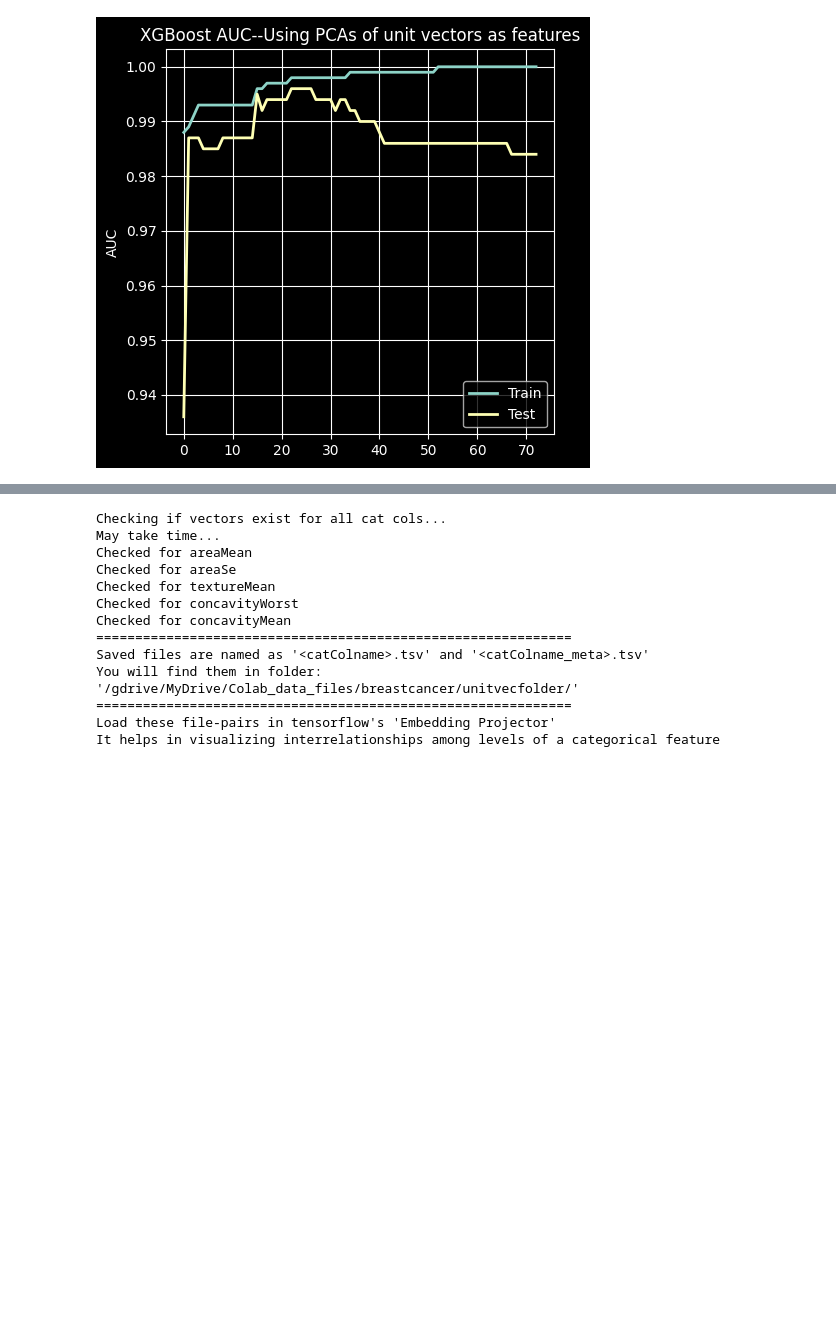
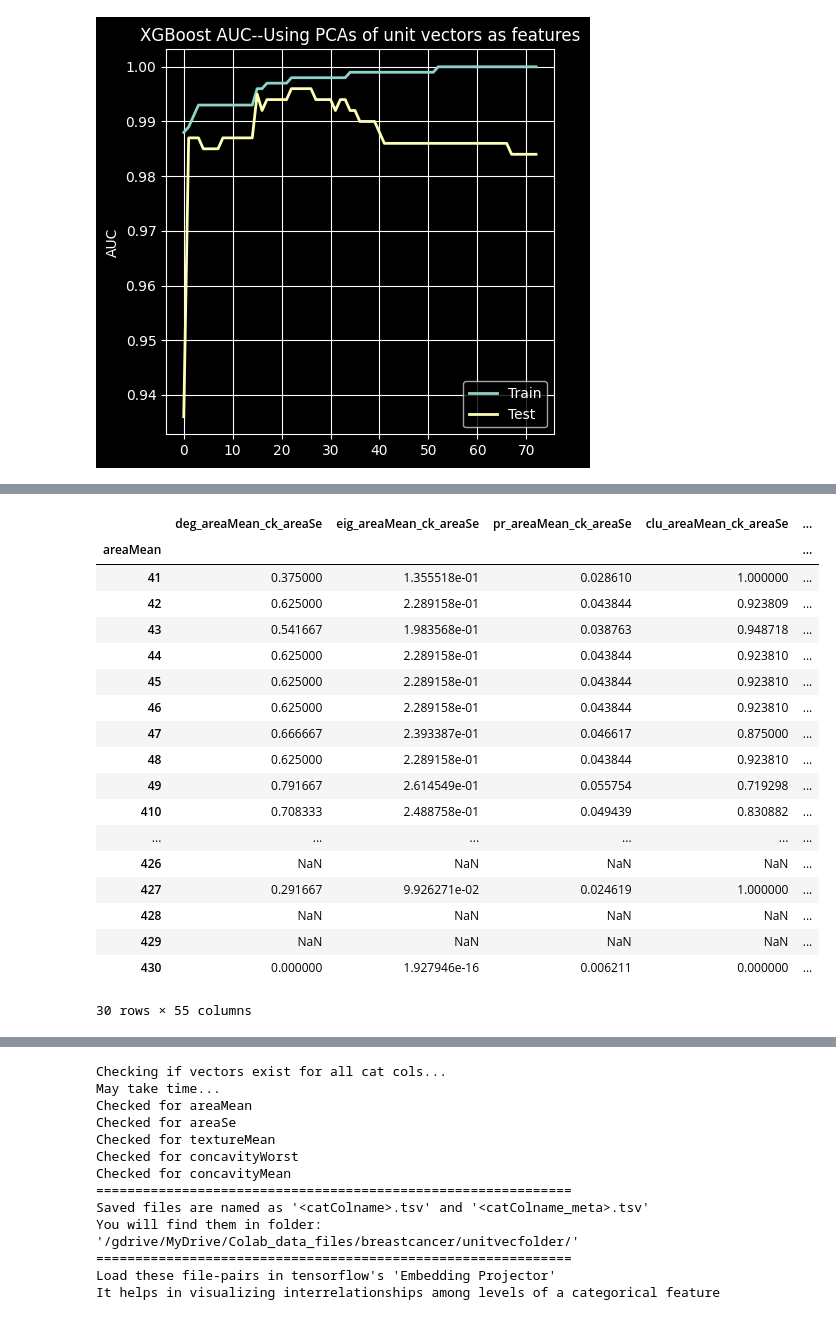
Before and after one commit to harnalashok/CatEncodersFamily, a Jupyter notebook: breastcancer_pca_xgb.ipynb, the cells around one changed output, grey strips where cells are left out. Drawn from its saved outputs; the diff is of its cells as text; code cells hidden in the pictures; blank space fills up the shorter version.

```diff
--- a/breastcancer_pca_xgb.ipynb
+++ b/breastcancer_pca_xgb.ipynb
@@ -2008,0 +1898,4 @@ def vectorsToTSV(X, take_mean = False, saveVectorsToDisk = True, filepath = None
+# %%
+key = 'areaMean'
+t = pd.concat( [X[key].reset_index(drop = True), ess[key]],  axis =1)
+t
@@ -2008,0 +1910,3 @@ def vectorsToTSV(X, take_mean = False, saveVectorsToDisk = True, filepath = None
+# %%
+r = t.copy()
+r['target'] = target
@@ -2008,0 +1944,22 @@ def vectorsToTSV(X, take_mean = False, saveVectorsToDisk = True, filepath = None
+# %%
+r
+# %% [output]
+|  | deg_areaMean_ck_areaSe | eig_areaMean_ck_areaSe | pr_areaMean_ck_areaSe | clu_areaMean_ck_areaSe | ... |
+| areaMean |  |  |  |  | ... |
+| 41 | 0.375000 | 1.355518e-01 | 0.028610 | 1.000000 | ... |
+| 42 | 0.625000 | 2.289158e-01 | 0.043844 | 0.923809 | ... |
+| 43 | 0.541667 | 1.983568e-01 | 0.038763 | 0.948718 | ... |
+| 44 | 0.625000 | 2.289158e-01 | 0.043844 | 0.923810 | ... |
+| 45 | 0.625000 | 2.289158e-01 | 0.043844 | 0.923810 | ... |
+| 46 | 0.625000 | 2.289158e-01 | 0.043844 | 0.923810 | ... |
+| 47 | 0.666667 | 2.393387e-01 | 0.046617 | 0.875000 | ... |
+| 48 | 0.625000 | 2.289158e-01 | 0.043844 | 0.923810 | ... |
+| 49 | 0.791667 | 2.614549e-01 | 0.055754 | 0.719298 | ... |
+| 410 | 0.708333 | 2.488758e-01 | 0.049439 | 0.830882 | ... |
+| ... | ... | ... | ... | ... | ... |
+| 426 | NaN | NaN | NaN | NaN | ... |
+| 427 | 0.291667 | 9.926271e-02 | 0.024619 | 1.000000 | ... |
+| 428 | NaN | NaN | NaN | NaN | ... |
+| 429 | NaN | NaN | NaN | NaN | ... |
+| 430 | 0.000000 | 1.927946e-16 | 0.006211 | 0.000000 | ... |
+30 rows × 55 columns
```
Also changed, not shown: parts of 39 cells of this notebook.
